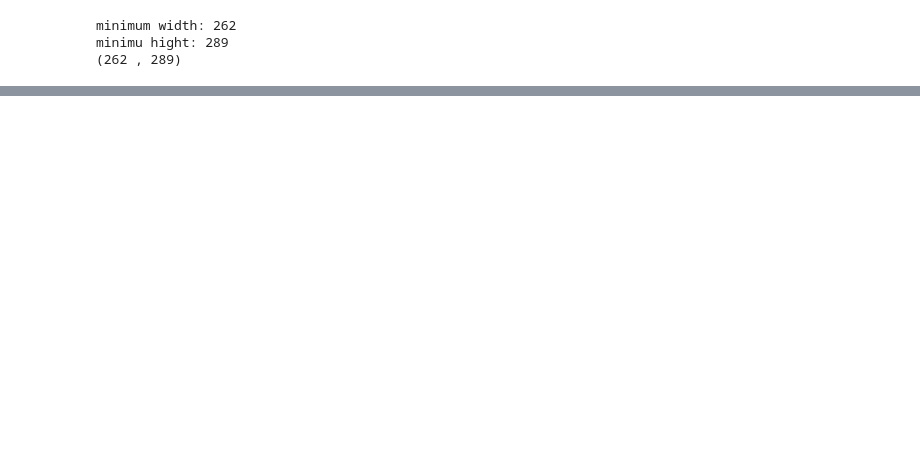
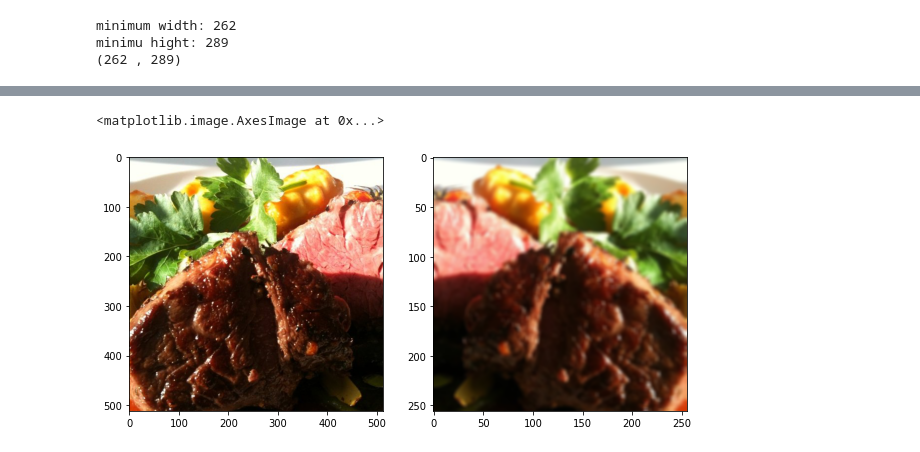
Before and after one commit to mohammadAliMkh/Pytorch, a Jupyter notebook: MiniFoodVision.ipynb, the cells around one changed output, grey strips where cells are left out. Drawn from its saved outputs; the diff is of its cells as text; code cells hidden in the pictures; blank space fills up the shorter version.

```diff
--- a/MiniFoodVision.ipynb
+++ b/MiniFoodVision.ipynb
@@ -104,0 +114,7 @@ minimu hight: 289
+# %%
+# for this kind, you can not use transforms.ToTensor() method inside sequestial method, the sequential model need data to be transformed before feeded to it
+transformer2 = torch.nn.Sequential(
+    transforms.RandomHorizontalFlip(p = 1),
+    transforms.Resize(size = (256 , 256)),
+    transforms.GaussianBlur(kernel_size = (5 , 5) , sigma = 2)
+)
@@ -104,0 +134,13 @@ minimu hight: 289
+# %%
+from PIL import Image
+image = Image.open("/content/MiniFoodVisioin/test/steak/1285886.jpg")
+img = transformer2(image)
+
+plt.figure(figsize = (10 , 7))
+plt.subplot(1, 2, 1)
+plt.imshow(image)
+plt.subplot(1 , 2, 2)
+plt.imshow(img)
+# %% [output]
+<matplotlib.image.AxesImage at 0x...>
+[figure, added]
```
Also changed, not shown: parts of 5 cells of this notebook.
